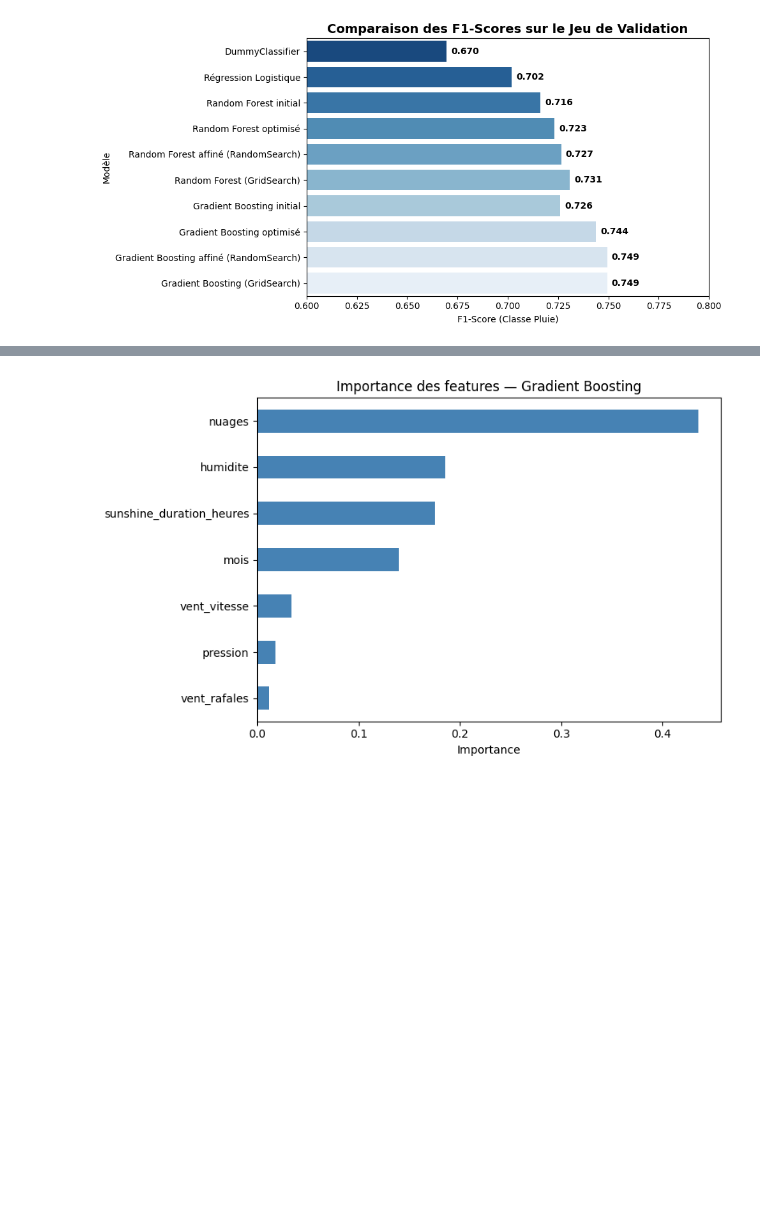
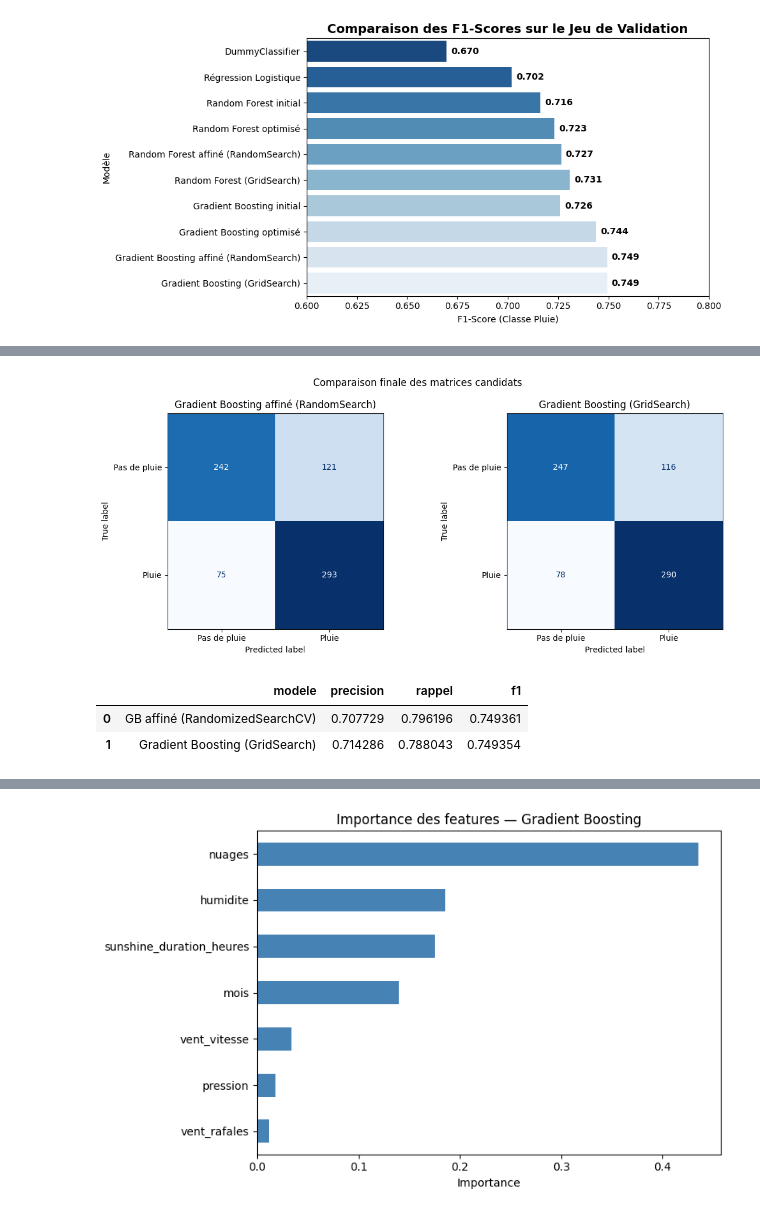
Before and after one commit to Dine803/cosit-stage-prediction-meteo, a Jupyter notebook: notebooks/modele_pluie.ipynb, the cells around one changed output, grey strips where cells are left out. Saved outputs shown, nothing was run; the diff lists cells and outputs as text; code cells hidden in the pictures; blank space fills up the shorter version.

Commit message:
Version à 80% pour le modèle pluie en attendant la sauvegarde final

```diff
--- a/notebooks/modele_pluie.ipynb
+++ b/notebooks/modele_pluie.ipynb
@@ -638,16 +591,16 @@ Meilleurs hyperparamètres RF: {'n_estimators': 300, 'min_samples_split': 5, 'mi
 # %% [markdown]
 ### 12.2. Evaluation du Random Forest Classifier sur la validation set et ajout des scores (précision, rappel, f1-score) au tableau des résultats
 # %%
-y_pred_rf = modele_rf.predict(X_val)
+y_pred_rf1 = modele_rf1.predict(X_val)
 
 print("===  Random Forest optimisé===")
-print(classification_report(y_val, y_pred_rf))
+print(classification_report(y_val, y_pred_rf1))
 
 resultats.append({
     "modele": "Random Forest optimisé",
-    "precision": precision_score(y_val, y_pred_rf),
-    "rappel": recall_score(y_val, y_pred_rf),
-    "f1": f1_score(y_val, y_pred_rf),
+    "precision": precision_score(y_val, y_pred_rf1),
+    "rappel": recall_score(y_val, y_pred_rf1),
+    "f1": f1_score(y_val, y_pred_rf1),
 })
 
 pd.DataFrame(resultats)
@@ -698,22 +651,22 @@ gb_search = RandomizedSearchCV(
 gb_search.fit(X_train, y_train)
 
 print("Meilleurs hyperparamètres GB :", gb_search.best_params_)
-modele_gb = gb_search.best_estimator_
+modele_gb1 = gb_search.best_estimator_
 # %% [output]
 Meilleurs hyperparamètres GB : {'subsample': 1.0, 'n_estimators': 100, 'min_samples_split': 10, 'min_samples_leaf': 4, 'max_depth': 3, 'learning_rate': 0.05}
 # %% [markdown]
 ### 13.2. Évaluation du Gradient Boosting sur la validation set et ajout des scores (précision, rappel, f1-score) au tableau des résultats
 # %%
-y_pred_gb = modele_gb.predict(X_val)
+y_pred_gb1 = modele_gb1.predict(X_val)
 
 print("=== Gradient Boosting optimisé ===")
-print(classification_report(y_val, y_pred_gb))
+print(classification_report(y_val, y_pred_gb1))
 
 resultats.append({
     "modele": "Gradient Boosting optimisé",
-    "precision": precision_score(y_val, y_pred_gb),
-    "rappel": recall_score(y_val, y_pred_gb),
-    "f1": f1_score(y_val, y_pred_gb),
+    "precision": precision_score(y_val, y_pred_gb1),
+    "rappel": recall_score(y_val, y_pred_gb1),
+    "f1": f1_score(y_val, y_pred_gb1),
 })
 
 pd.DataFrame(resultats)
@@ -1022,3 +979,5 @@ resultats.append({
 
 
 pd.DataFrame(resultats)
+
+resultats = pd.DataFrame(resultats)
@@ -1100,0 +1056,25 @@ Passing `palette` without assigning `hue` is deprecated and will be removed in v
+# %%
+fig, axes = plt.subplots(1, 2, figsize=(12, 5))
+
+cm_affine = confusion_matrix(y_val, y_pred_gb2)
+disp = ConfusionMatrixDisplay(confusion_matrix=cm_affine, display_labels=["Pas de pluie", "Pluie"])
+disp.plot(ax=axes[0], cmap="Blues", colorbar=False)
+axes[0].set_title("Gradient Boosting affiné (RandomSearch)")
+
+cm_grid = confusion_matrix(y_val, y_pred_gb_grid)
+disp = ConfusionMatrixDisplay(confusion_matrix=cm_grid, display_labels=["Pas de pluie", "Pluie"])
+disp.plot(ax=axes[1], cmap="Blues", colorbar=False)
+axes[1].set_title("Gradient Boosting (GridSearch)")
+plt.suptitle("Comparaison finale des matrices candidats")
+plt.tight_layout()
+plt.show()
+
+comparaison_finale = resultats.loc[7:9:2, :]
+comparaison_finale = comparaison_finale.reset_index(drop=True)
+
+comparaison_finale
+# %% [output]
+[figure, added]
+|  | modele | precision | rappel | f1 |
+| 0 | GB affiné (RandomizedSearchCV) | 0.707729 | 0.796196 | 0.749361 |
+| 1 | Gradient Boosting (GridSearch) | 0.714286 | 0.788043 | 0.749354 |
```
Also changed, not shown: parts of 23 cells of this notebook.
